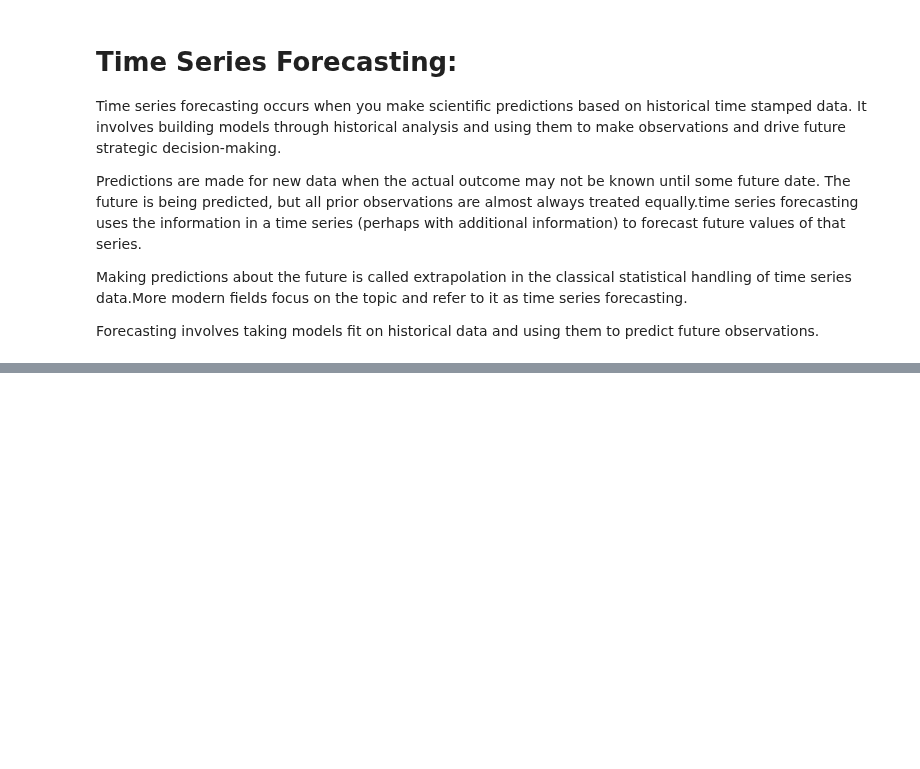
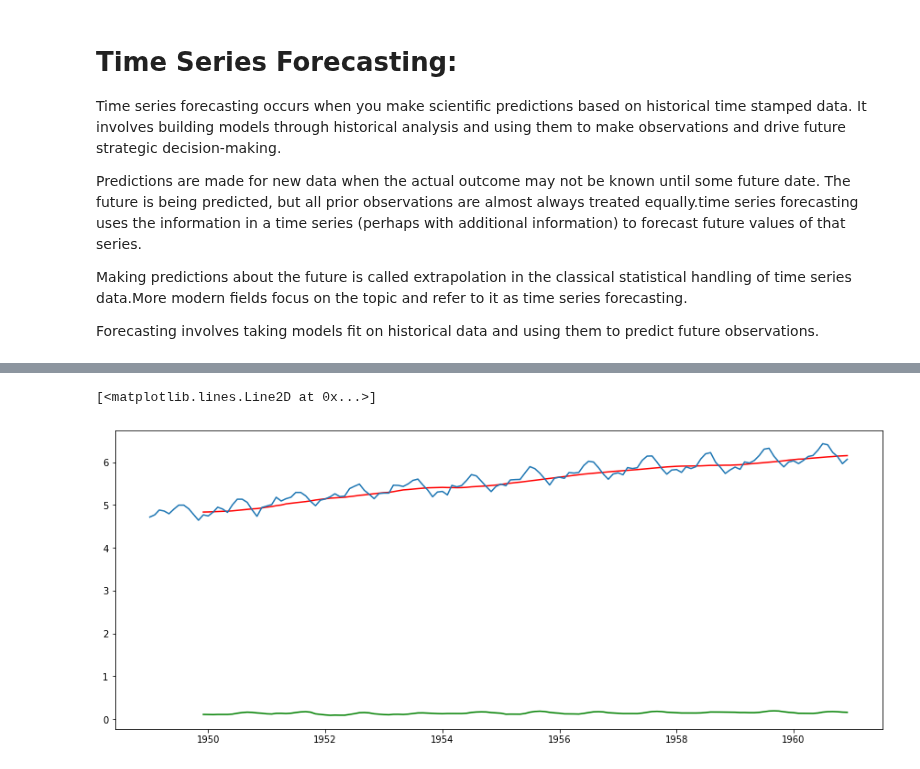
Before and after one commit to pranav-kaushal/Time-Series-Forecasting, a Jupyter notebook: Time_Series_Forecasting_lesson_1.ipynb, the cells around one changed output, grey strips where cells are left out. Cells and saved outputs as stored; diff of their text form; code cells hidden in the pictures; blank space fills up the shorter version.

```diff
--- a/Time_Series_Forecasting_lesson_1.ipynb
+++ b/Time_Series_Forecasting_lesson_1.ipynb
@@ -26,0 +137,11 @@ For example:
+# %%
+# Lets take the Moving Average (Mean) with same window size in Log time series
+
+moving_avg = my_data_logscale.rolling(window=12).mean()
+moving_std = my_data_logscale.rolling(window=12).std()
+plt.plot(moving_avg, color = 'red')
+plt.plot(moving_std, color = 'green')
+plt.plot(my_data_logscale)
+# %% [output]
+[<matplotlib.lines.Line2D at 0x...>]
+[figure, added]
```
Also changed, not shown: parts of 11 cells of this notebook.
